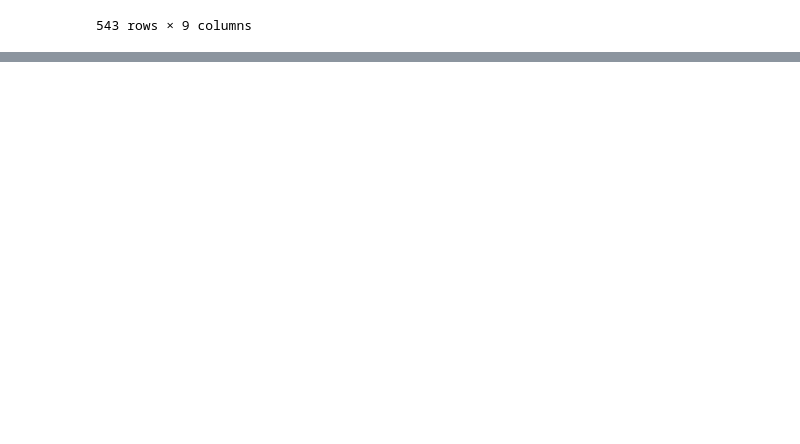
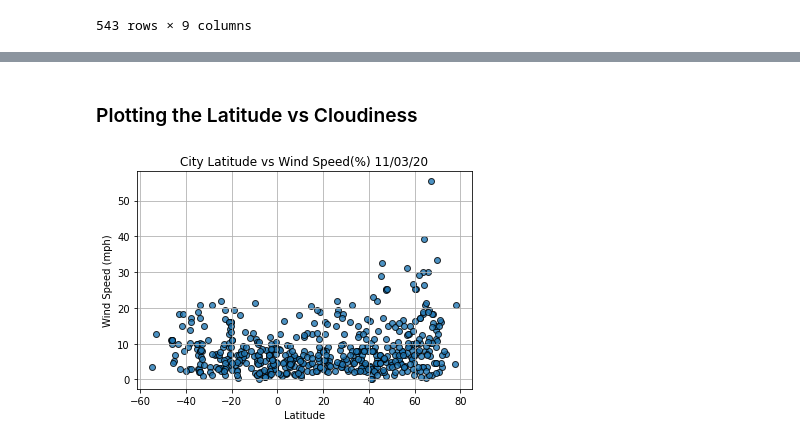
Before and after one commit to mannyinwang/World_Weather-Analysis, a Jupyter notebook: WeatherPy.ipynb, the cells around one changed output, grey strips where cells are left out. Saved outputs shown, nothing was run; the diff lists cells and outputs as text; code cells hidden in the pictures; blank space fills up the shorter version.

```diff
--- a/WeatherPy.ipynb
+++ b/WeatherPy.ipynb
@@ -245,0 +318,18 @@ city_data_df.to_csv(output_file,index_label='City_ID')
+# %% [markdown]
+### Plotting the Latitude vs Cloudiness
+# %%
+plt.title(f'City Latitude vs Wind Speed(%) {time.strftime("%x")}')
+plt.scatter(lat, wind_speed,
+            edgecolors='black', alpha=0.8, marker='o',
+            linewidths=1, label='Cities')
+plt.xlabel('Latitude')
+plt.ylabel('Wind Speed (mph)')
+plt.grid(True)
+
+# Save the figure
+plt.savefig('weather_data/Fig4.png')
+
+# Show plot
+plt.show()
+# %% [output]
+[figure, added]
```
Also changed, not shown: parts of 8 cells of this notebook, 4 other files.
